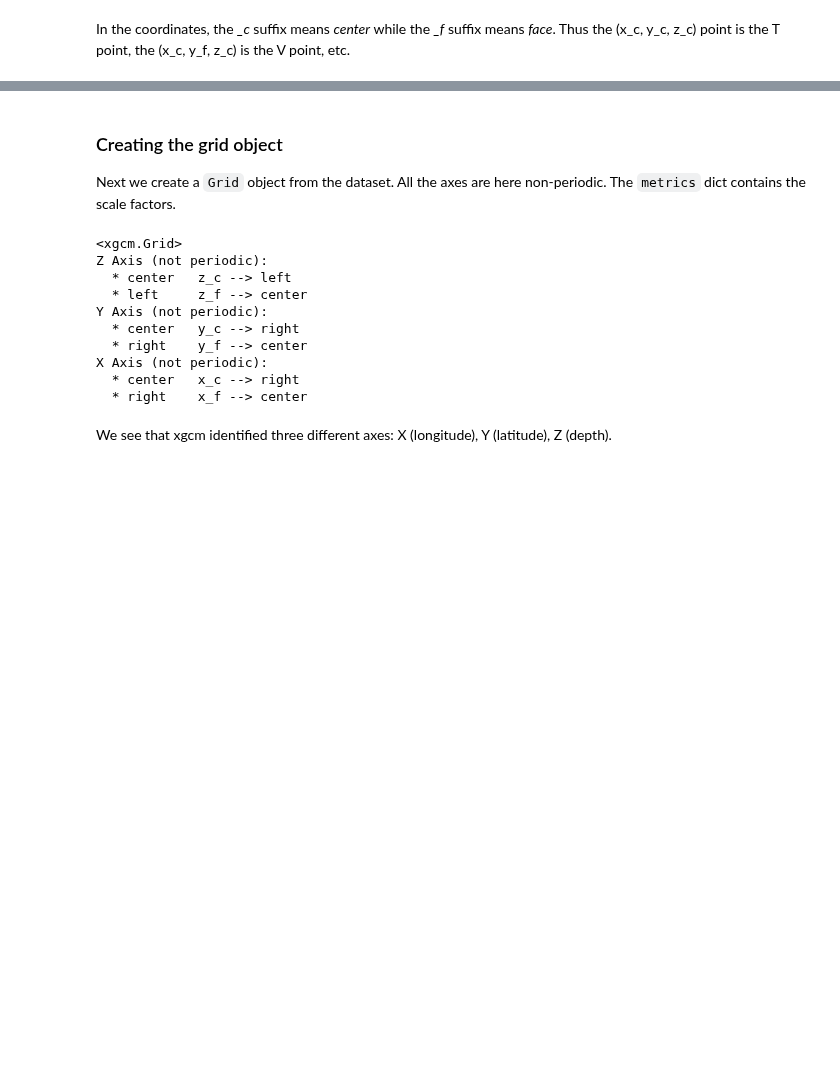
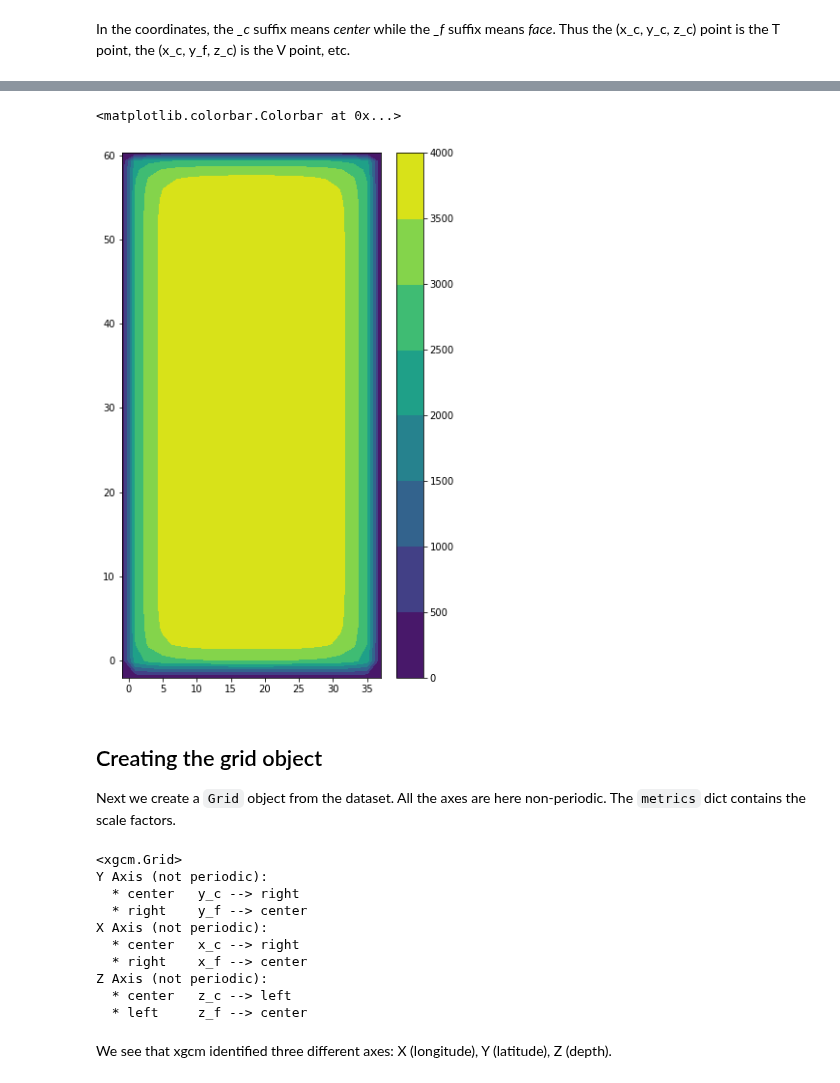
Before and after one commit to xgcm/xgcm, a Jupyter notebook: doc/example_nemo_idealized.ipynb, the cells around one changed output, grey strips where cells are left out. Saved outputs shown, nothing was run; the diff lists cells and outputs as text; code cells hidden in the pictures; blank space fills up the shorter version.

```diff
--- a/doc/example_nemo_idealized.ipynb
+++ b/doc/example_nemo_idealized.ipynb
@@ -74,5 +71,11 @@ In the coordinates, the *_c* suffix means *center* while the *_f* suffix means *
+# %%
+plt.contourf(domcfg.glamt, domcfg.gphit, domcfg.ht_0)
+plt.colorbar()
+# %% [output]
+<matplotlib.colorbar.Colorbar at 0x...>
+[figure, added]
 # %% [markdown]
-### Creating the grid object
+## Creating the grid object
 
 Next we create a `Grid` object from the dataset.
 All the axes are here non-periodic.
@@ -82,22 +85,22 @@ The `metrics` dict contains the scale factors.
 metrics = {
     ('X',): ['e1t', 'e1u', 'e1v', 'e1f'], # X distances
     ('Y',): ['e2t', 'e2u', 'e2v', 'e2f'], # Y distances
-    ('Z',): ['e3t_0', 'e3u_0', 'e3v_0', 'e3f_0', 'e3w_0', 'e3uw_0', 'e3vw_0'], # Z distances
+    ('Z',): ['e3t_0', 'e3u_0', 'e3v_0', 'e3f_0', 'e3w_0'], # Z distances
     #('X', 'Y'): [] # Areas TODO
 }
 grid = xgcm.Grid(domcfg, metrics=metrics, periodic=False)
 print(grid)
 # %% [output]
 <xgcm.Grid>
-Z Axis (not periodic):
-  * center   z_c --> left
-  * left     z_f --> center
 Y Axis (not periodic):
   * center   y_c --> right
   * right    y_f --> center
 X Axis (not periodic):
   * center   x_c --> right
   * right    x_f --> center
+Z Axis (not periodic):
+  * center   z_c --> left
+  * left     z_f --> center
 # %% [markdown]
 We see that xgcm identified three different axes: X (longitude), Y (latitude), Z (depth).
 # %% [markdown]
```
Also changed, not shown: parts of 67 cells of this notebook.
